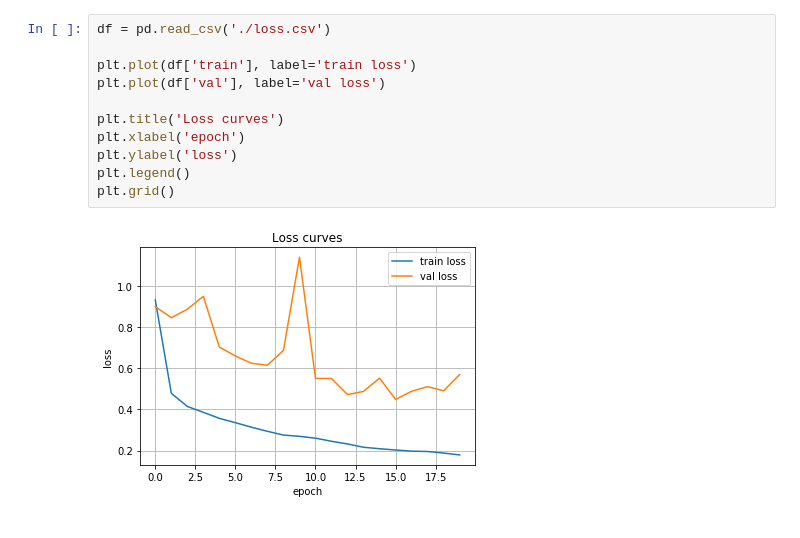
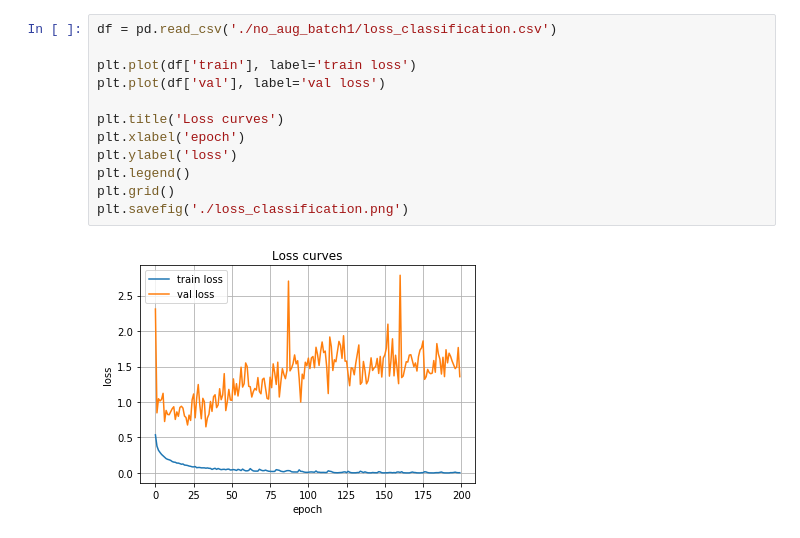
Before and after one commit to shuuchen/UNets, a Jupyter notebook: check_result_classification.ipynb, the cells around one changed output. Drawn from its saved outputs; the diff is of its cells as text.

```diff
--- a/check_result_classification.ipynb
+++ b/check_result_classification.ipynb
@@ -51,13 +89,14 @@ float32 int64 float32
 # %%
-df = pd.read_csv('./loss.csv')
+df = pd.read_csv('./no_aug_batch1/loss_classification.csv')
 
 plt.plot(df['train'], label='train loss')
 plt.plot(df['val'], label='val loss')
 
 plt.title('Loss curves')
 plt.xlabel('epoch')
 plt.ylabel('loss')
 plt.legend()
 plt.grid()
+plt.savefig('./loss_classification.png')
 # %% [output]
-[figure, old version]
+[figure, new version]
```
Also changed, not shown: parts of 15 cells of this notebook, 1 other file.
